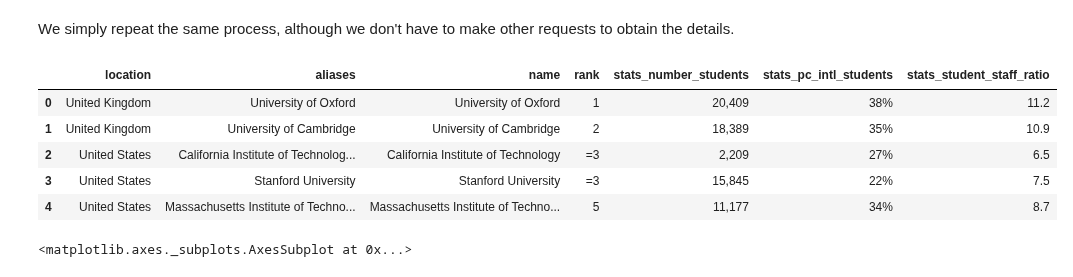
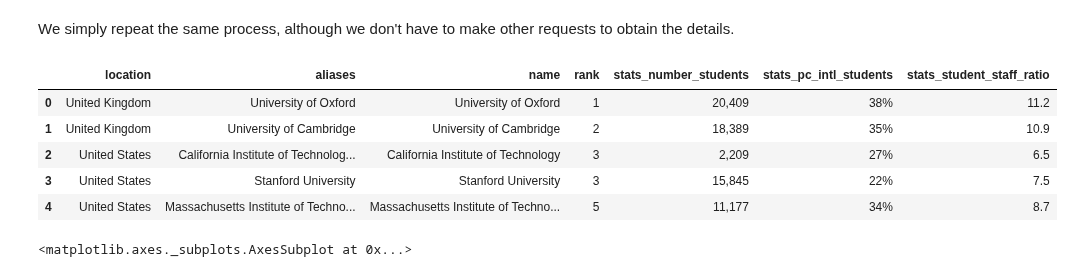
Before and after one commit to AWehenkel/ADA-2017, a Jupyter notebook: 02 - Data from the Web/Lab02.ipynb, the cells around one changed output. Drawn from its saved outputs; the diff is of its cells as text; code cells hidden in the pictures.

Commit message:
clean ranking + column type

```diff
--- a/02 - Data from the Web/Lab02.ipynb
+++ b/02 - Data from the Web/Lab02.ipynb
@@ -72,6 +72,9 @@ def retrieve_people_number(url):
             result[idx] = numbers[h]
 
         return result
+
+def clean_rank(df):
+    df['rank'] = df['rank'].str.replace('=','').astype(int)
 # %% [markdown]
 We then create the DataFrame using the data from the main page, then populate a new DataFrame by iterating in the original DataFrame and retrieving the details for each university
 # %%
@@ -190,14 +199,18 @@ r = requests.get(times_high_json_link)
 # %%
 times_high_df = pd.DataFrame(r.json()['data']).head(TOP_COUNT)
 
 times_high_df = times_high_df[['location','aliases','name','rank','stats_number_students','stats_pc_intl_students','stats_student_staff_ratio']]
+
+# clean rank column
+clean_rank(times_high_df)
+
 times_high_df.head()
 # %% [output]
 |  | location | aliases | name | rank | stats_number_students | stats_pc_intl_students | stats_student_staff_ratio |
 | 0 | United Kingdom | University of Oxford | University of Oxford | 1 | 20,409 | 38% | 11.2 |
 | 1 | United Kingdom | University of Cambridge | University of Cambridge | 2 | 18,389 | 35% | 10.9 |
-| 2 | United States | California Institute of Technolog... | California Institute of Technology | =3 | 2,209 | 27% | 6.5 |
-| 3 | United States | Stanford University | Stanford University | =3 | 15,845 | 22% | 7.5 |
+| 2 | United States | California Institute of Technolog... | California Institute of Technology | 3 | 2,209 | 27% | 6.5 |
+| 3 | United States | Stanford University | Stanford University | 3 | 15,845 | 22% | 7.5 |
 | 4 | United States | Massachusetts Institute of Techno... | Massachusetts Institute of Techno... | 5 | 11,177 | 34% | 8.7 |
 # %%
 times_high_df[ratio_inter_students] = times_high_df['stats_pc_intl_students'].str.replace('%','').astype(int) / 100.0
```
Also changed, not shown: parts of 18 cells of this notebook.
